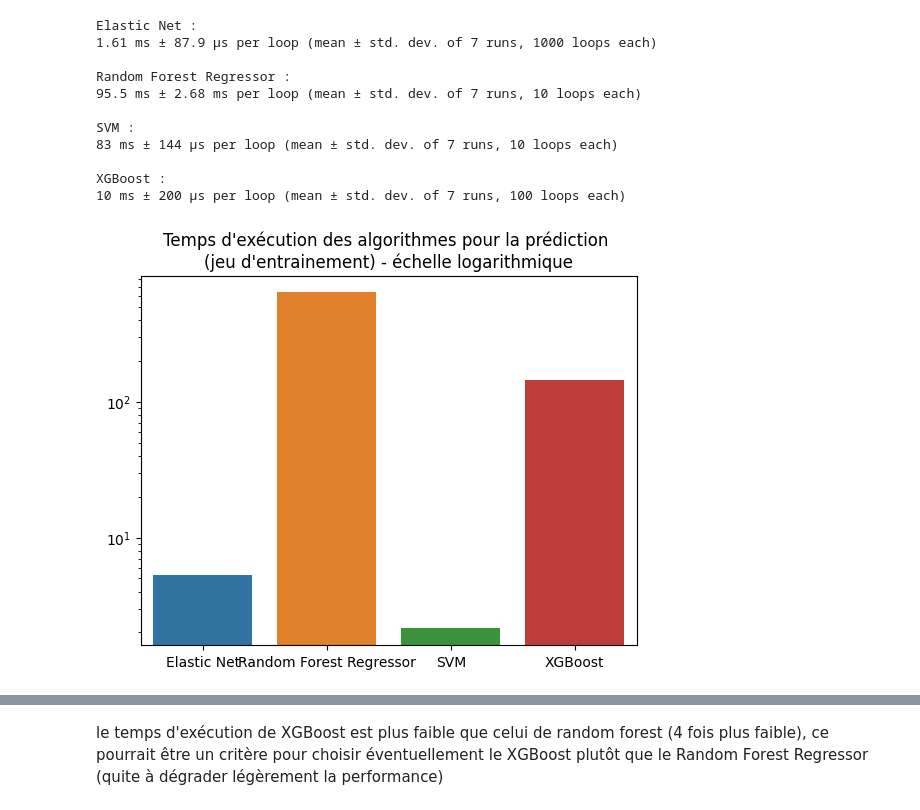
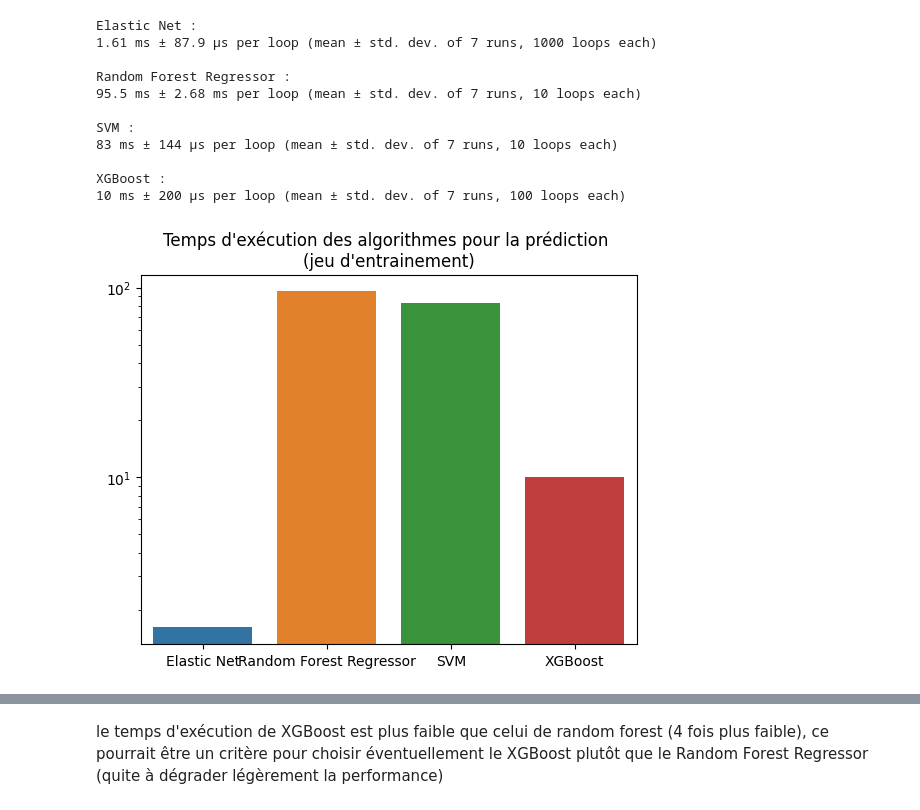
Before and after one commit to wdavid93/OpenClassRoom, a Jupyter notebook: Projet_4/Modele_final.ipynb, the cells around one changed output, grey strips where cells are left out. Saved outputs shown, nothing was run; the diff lists cells and outputs as text; code cells hidden in the pictures.

```diff
--- a/Projet_4/Modele_final.ipynb
+++ b/Projet_4/Modele_final.ipynb
@@ -1030,10 +1036,10 @@ SVM :
 XGBoost :
 10 ms ± 200 µs per loop (mean ± std. dev. of 7 runs, 100 loops each)
 # %%
-plt.title('Temps d\'exécution des algorithmes pour la prédiction \n(jeu d\'entrainement) - échelle logarithmique')
+plt.title('Temps d\'exécution des algorithmes pour la prédiction \n(jeu d\'entrainement)')
 sns.barplot(x=nom_modeles,
-           y = [5.32, 640, 2.14, 145])
+           y = [1.61, 95.5, 83, 10])
 ax = plt.gca()
 ax.set_yscale('log')
 # %% [output]
-[figure, old version]
+[figure, new version]
```
Also changed, not shown: parts of 34 cells of this notebook, 4 other files.
